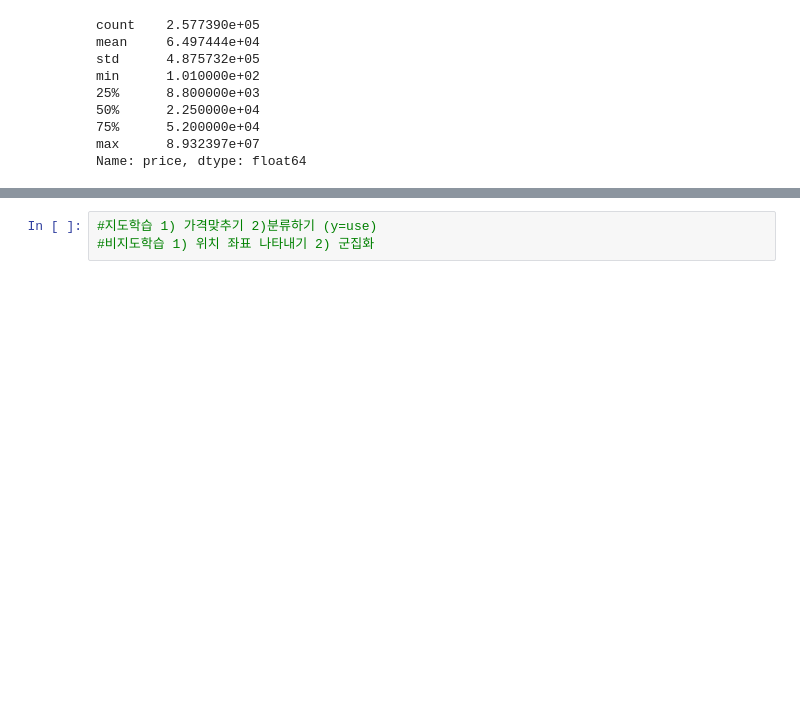
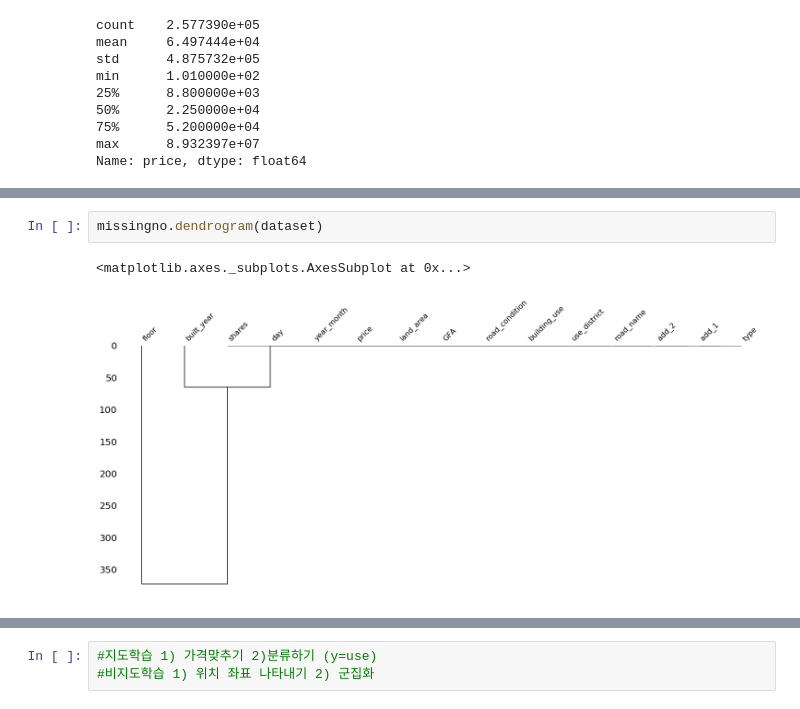
Before and after one commit to Choah/Public_data_EDA, a Jupyter notebook: 05_EDA_COMMERCE.ipynb, the cells around one changed output, grey strips where cells are left out. Drawn from its saved outputs; the diff is of its cells as text; blank space fills up the shorter version.

```diff
--- a/05_EDA_COMMERCE.ipynb
+++ b/05_EDA_COMMERCE.ipynb
@@ -237,0 +376,5 @@ ValueError: invalid literal for int() with base 10: '60,000'
+# %%
+missingno.dendrogram(dataset)
+# %% [output]
+<matplotlib.axes._subplots.AxesSubplot at 0x...>
+[figure, added]
```
Also changed, not shown: parts of 30 cells of this notebook.
